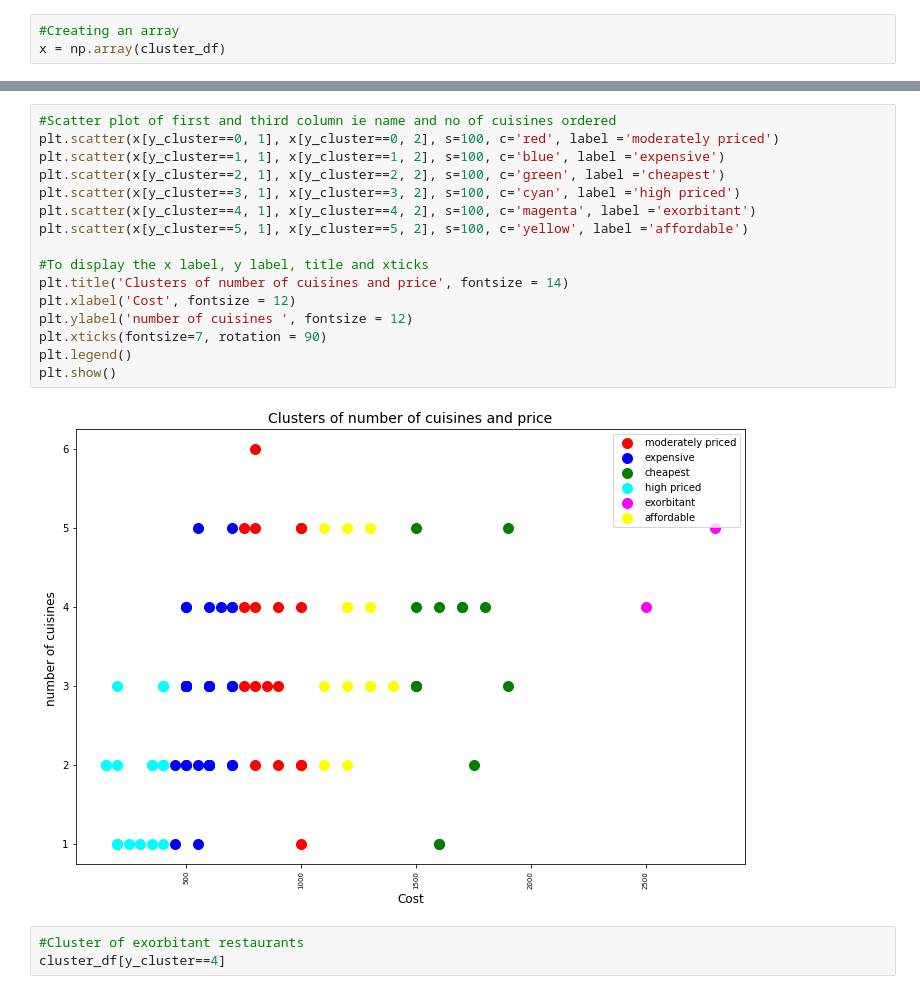
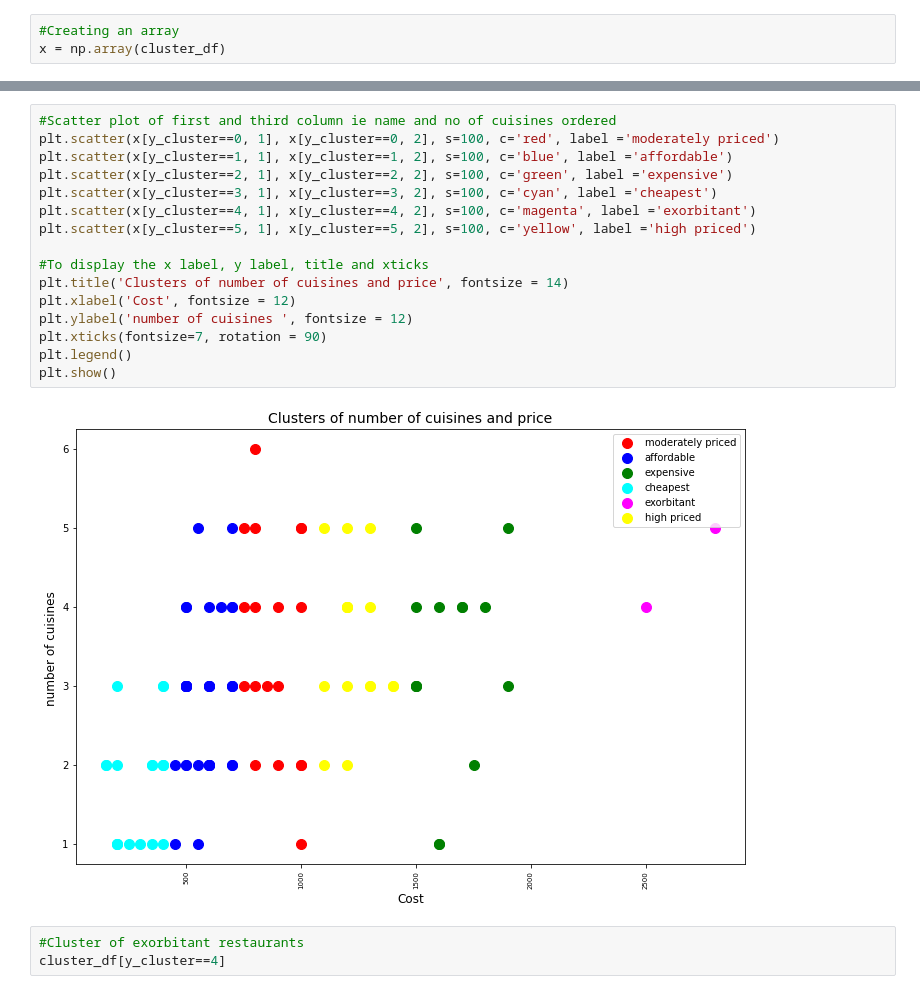
Before and after one commit to Nakulpradeep94/-ZOMATO-RESTAURANT-CLUSTERING-AND-SENTIMENT-ANALYSIS, a Jupyter notebook: ZOMATO_RESTAURANT_CLUSTERING_AND_SENTIMENT_ANALYSIS.ipynb, the cells around one changed output, grey strips where cells are left out. Drawn from its saved outputs; the diff is of its cells as text.

```diff
--- a/ZOMATO_RESTAURANT_CLUSTERING_AND_SENTIMENT_ANALYSIS.ipynb
+++ b/ZOMATO_RESTAURANT_CLUSTERING_AND_SENTIMENT_ANALYSIS.ipynb
@@ -828,21 +843,21 @@ plt.show()
 # %%
 #Scatter plot of first and third column ie name and no of cuisines ordered
 plt.scatter(x[y_cluster==0, 1], x[y_cluster==0, 2], s=100, c='red', label ='moderately priced')
-plt.scatter(x[y_cluster==1, 1], x[y_cluster==1, 2], s=100, c='blue', label ='expensive')
-plt.scatter(x[y_cluster==2, 1], x[y_cluster==2, 2], s=100, c='green', label ='cheapest')
-plt.scatter(x[y_cluster==3, 1], x[y_cluster==3, 2], s=100, c='cyan', label ='high priced')
+plt.scatter(x[y_cluster==1, 1], x[y_cluster==1, 2], s=100, c='blue', label ='affordable')
+plt.scatter(x[y_cluster==2, 1], x[y_cluster==2, 2], s=100, c='green', label ='expensive')
+plt.scatter(x[y_cluster==3, 1], x[y_cluster==3, 2], s=100, c='cyan', label ='cheapest')
 plt.scatter(x[y_cluster==4, 1], x[y_cluster==4, 2], s=100, c='magenta', label ='exorbitant')
-plt.scatter(x[y_cluster==5, 1], x[y_cluster==5, 2], s=100, c='yellow', label ='affordable')
+plt.scatter(x[y_cluster==5, 1], x[y_cluster==5, 2], s=100, c='yellow', label ='high priced')
 
 #To display the x label, y label, title and xticks
 plt.title('Clusters of number of cuisines and price', fontsize = 14)
 plt.xlabel('Cost', fontsize = 12)
 plt.ylabel('number of cuisines ', fontsize = 12)
 plt.xticks(fontsize=7, rotation = 90)
 plt.legend()
 plt.show()
 # %% [output]
-[figure, old version]
+[figure, new version]
 # %%
 #Cluster of exorbitant restaurants
 cluster_df[y_cluster==4]
```
Also changed, not shown: parts of 41 cells of this notebook.
